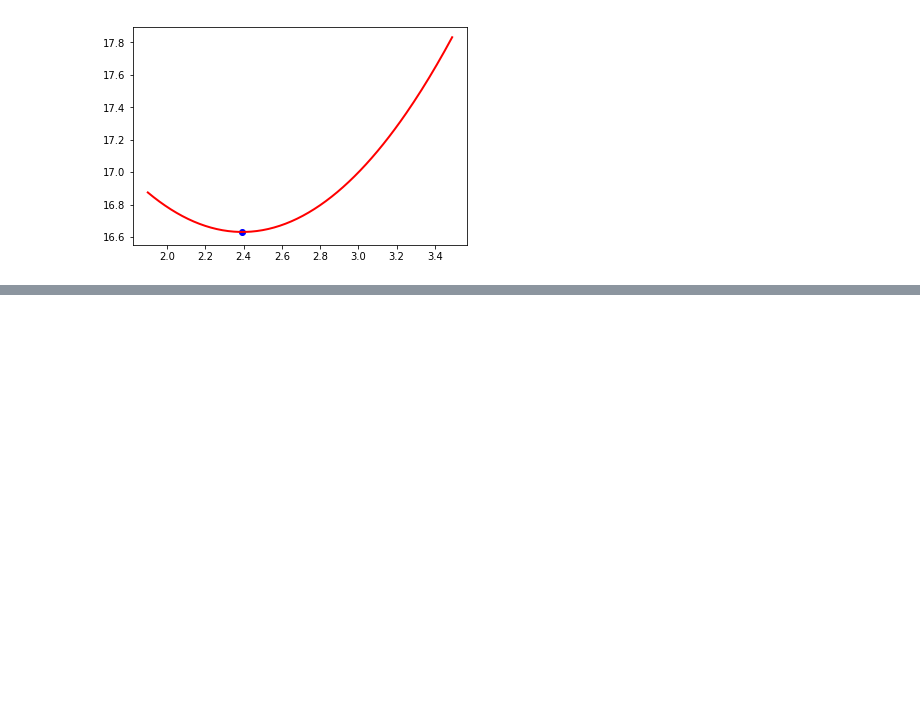
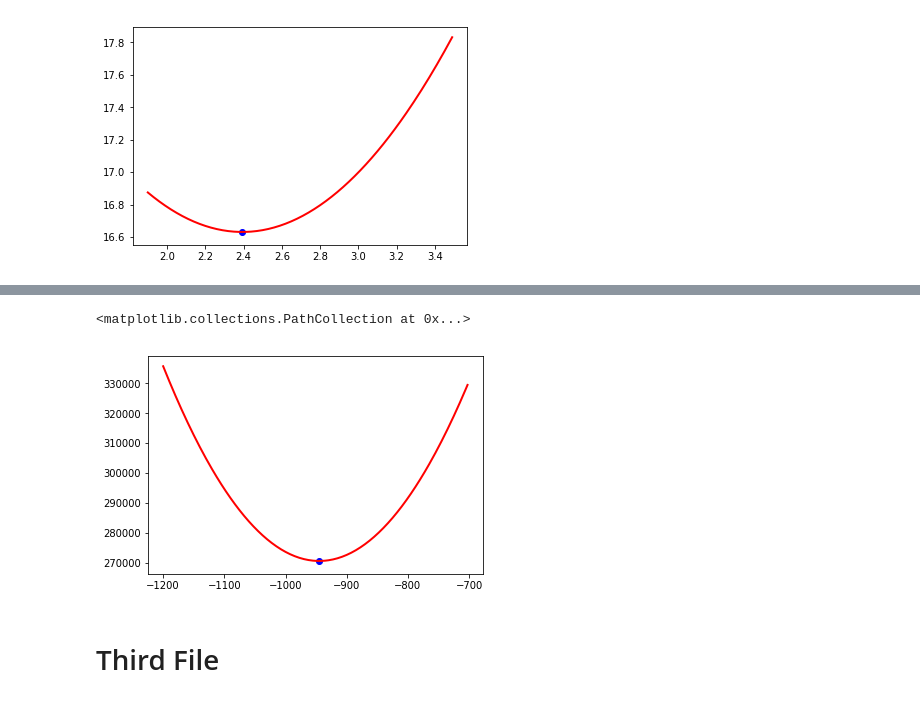
Before and after one commit to ClaseML-2017/linear-regresion-error-curve-Karlosss28, a Jupyter notebook: Untitled.ipynb, the cells around one changed output, grey strips where cells are left out. Saved outputs shown, nothing was run; the diff lists cells and outputs as text; code cells hidden in the pictures; blank space fills up the shorter version.

```diff
--- a/Untitled.ipynb
+++ b/Untitled.ipynb
@@ -65,0 +104,18 @@ plt.scatter(linReg.intercept_, calcError(X_train, Y_train, linReg.coef_, linReg.
+# %%
+yt_arr_2 = []
+w_arr_2 = []
+min_w_2 = -1200
+max_w_2 = -700
+iterations = 200
+for x in range (0,iterations):
+    w = min_w_2+(max_w_2-min_w_2)*x/iterations
+    w_arr_2.append(w)
+    yt_arr_2.append(calcError(X_train_2, Y_train_2, linReg_2.coef_, w))
+# %%
+plt.plot(w_arr_2, yt_arr_2, color='red', linewidth=2)
+plt.scatter(linReg_2.intercept_, calcError(X_train_2, Y_train_2, linReg_2.coef_, linReg_2.intercept_),  color='blue')
+# %% [output]
+<matplotlib.collections.PathCollection at 0x...>
+[figure, added]
+# %% [markdown]
+# Third File
```
Also changed, not shown: parts of 22 cells of this notebook.
